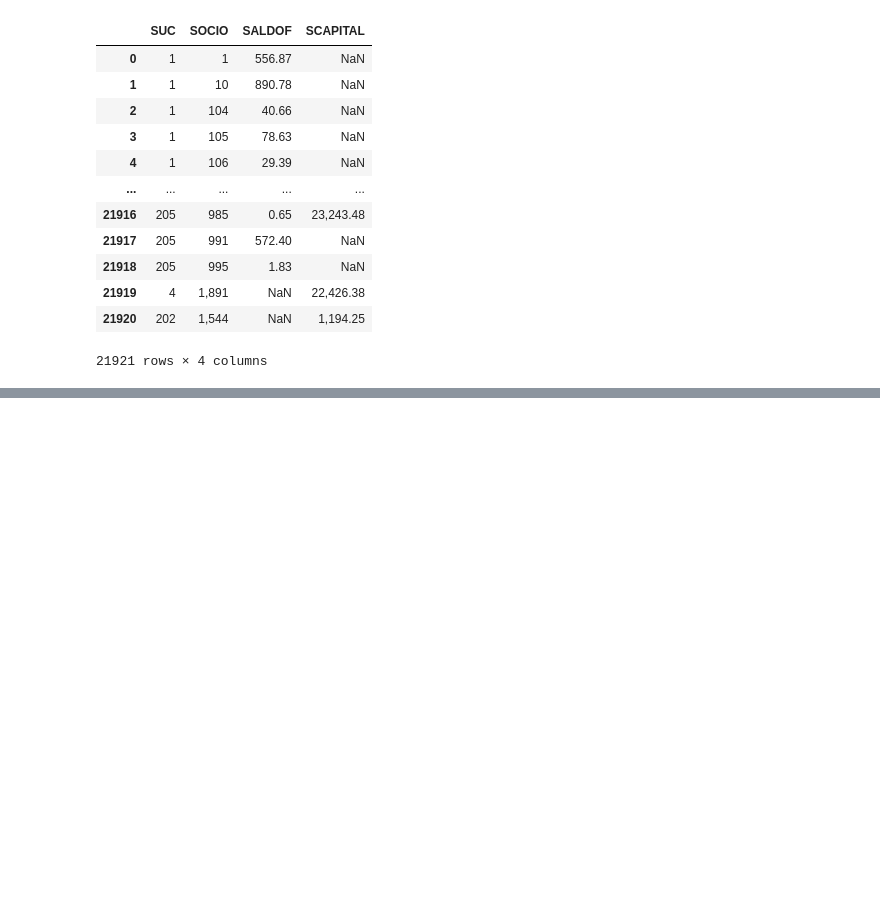
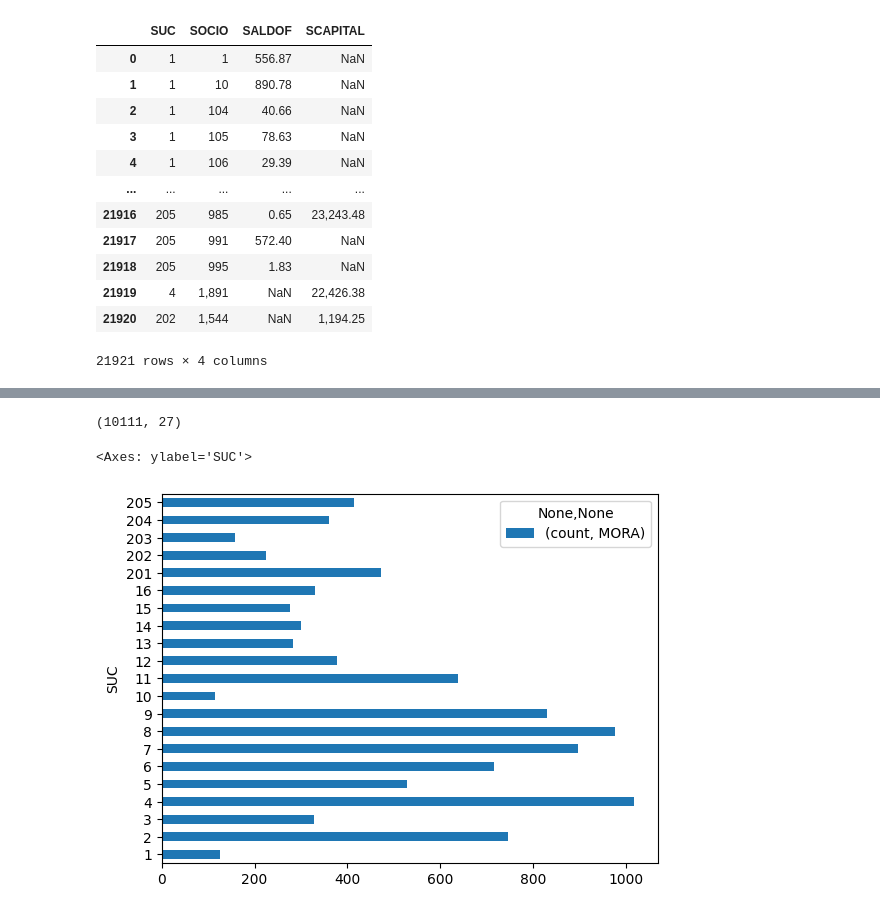
Before and after one commit to guamoshtli/Pandas, a Jupyter notebook: isis.ipynb, the cells around one changed output, grey strips where cells are left out. Drawn from its saved outputs; the diff is of its cells as text; code cells hidden in the pictures; blank space fills up the shorter version.

```diff
--- a/isis.ipynb
+++ b/isis.ipynb
@@ -212,0 +260,3 @@ result.to_csv('./cred_capt2.csv')
+# %%
+mora_count= credito.pivot_table(index=['SUC'], values='MORA', aggfunc=['count'], sort=True, margins=True )
+mora_count
@@ -212,0 +283,9 @@ result.to_csv('./cred_capt2.csv')
+# %%
+credito.shape
+# %% [output]
+(10111, 27)
+# %%
+mora_count.plot(kind='barh')
+# %% [output]
+<Axes: ylabel='SUC'>
+[figure, added]
```
Also changed, not shown: parts of 21 cells of this notebook, 3 other files.
